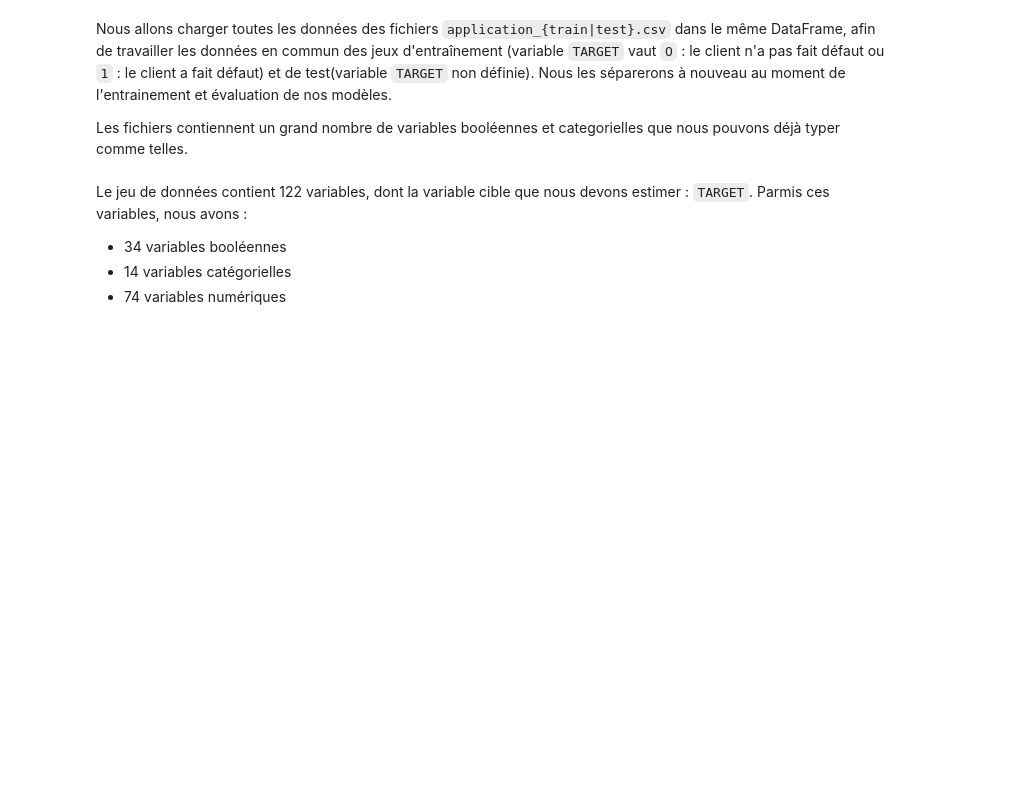
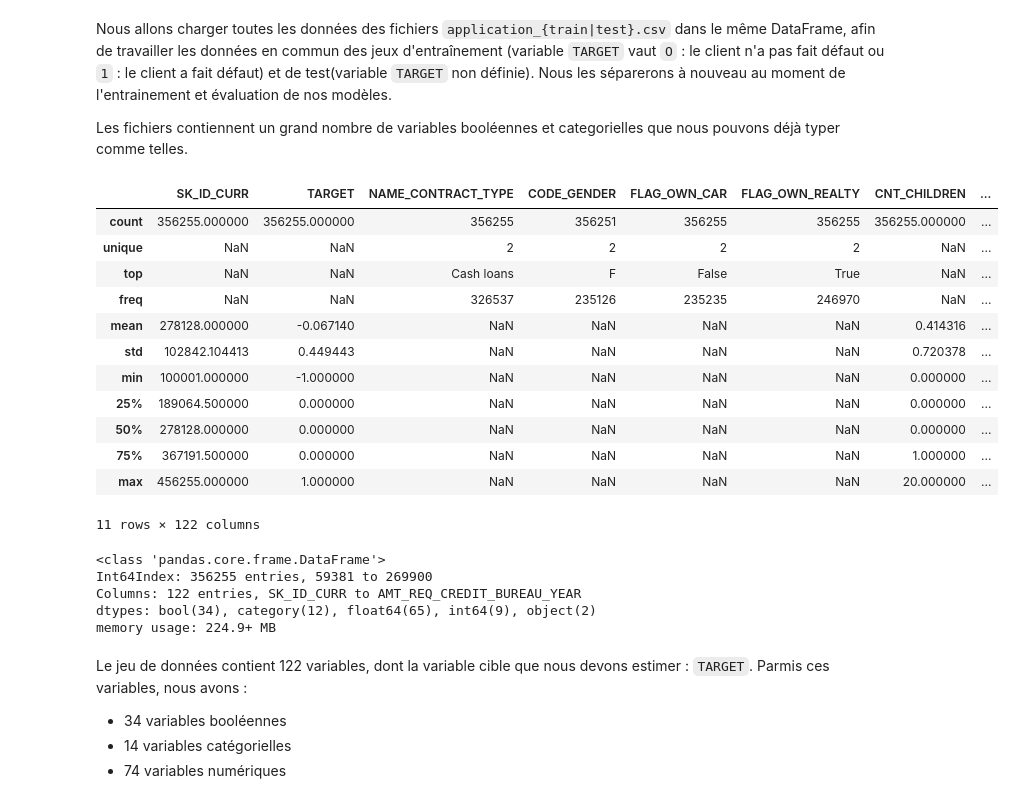
Before and after one commit to fleuryc/oc_ingenieur-ia_P4-Construisez-un-modele-de-scoring, a Jupyter notebook: notebooks/main.ipynb, the cells around one changed output. Drawn from its saved outputs; the diff is of its cells as text; code cells hidden in the pictures; blank space fills up the shorter version.

```diff
--- a/notebooks/main.ipynb
+++ b/notebooks/main.ipynb
@@ -50,8 +50,11 @@ import seaborn as sns
 import plotly.express as px
 import plotly.graph_objects as go
 
+# Accelerate the development cycle
+SAMPLE_FRAC: float = 1
+
 # Prevent excessive memory usage used by plotly
-DRAW_PLOTS: bool = True
+DRAW_PLOTS: bool = False
 # %% [markdown]
 ## Chargement des données
 
@@ -130,35 +133,59 @@ column_types = {
 }
 # Boolean variables
 column_types |= {
     col: bool
     for col in application_train_column_names
     if col.startswith(("FLAG_", "REG_", "LIVE_"))
 }
 
 # Load application data
 app_train_df = pd.read_csv(
     "../data/raw/application_train.csv",
     dtype=column_types,
     true_values=["Y", "Yes", "1"],
     false_values=["N", "No", "0"],
     na_values=["XNA"],
 )
 app_test_df = pd.read_csv(
     "../data/raw/application_test.csv",
     dtype=column_types,
     true_values=["Y", "Yes", "1"],
     false_values=["N", "No", "0"],
     na_values=["XNA"], # bad values
 )
 app_test_df['TARGET'] = -1 # identify test data
 
 # Merge Train and Test datasets
 app_df = app_train_df.append(app_test_df)
 
+# Sample to speed up development
+if 0 < SAMPLE_FRAC < 1:
+    app_df = app_df.sample(frac=SAMPLE_FRAC)
+
 # Let's display basic statistical info about the data
 app_df.describe(include="all")
+# %% [output]
+|  | SK_ID_CURR | TARGET | NAME_CONTRACT_TYPE | CODE_GENDER | FLAG_OWN_CAR | FLAG_OWN_REALTY | CNT_CHILDREN | ... |
+| count | 356255.000000 | 356255.000000 | 356255 | 356251 | 356255 | 356255 | 356255.000000 | ... |
+| unique | NaN | NaN | 2 | 2 | 2 | 2 | NaN | ... |
+| top | NaN | NaN | Cash loans | F | False | True | NaN | ... |
+| freq | NaN | NaN | 326537 | 235126 | 235235 | 246970 | NaN | ... |
+| mean | 278128.000000 | -0.067140 | NaN | NaN | NaN | NaN | 0.414316 | ... |
+| std | 102842.104413 | 0.449443 | NaN | NaN | NaN | NaN | 0.720378 | ... |
+| min | 100001.000000 | -1.000000 | NaN | NaN | NaN | NaN | 0.000000 | ... |
+| 25% | 189064.500000 | 0.000000 | NaN | NaN | NaN | NaN | 0.000000 | ... |
+| 50% | 278128.000000 | 0.000000 | NaN | NaN | NaN | NaN | 0.000000 | ... |
+| 75% | 367191.500000 | 0.000000 | NaN | NaN | NaN | NaN | 1.000000 | ... |
+| max | 456255.000000 | 1.000000 | NaN | NaN | NaN | NaN | 20.000000 | ... |
+11 rows × 122 columns
 # %%
 app_df.info()
+# %% [output]
+<class 'pandas.core.frame.DataFrame'>
+Int64Index: 356255 entries, 59381 to 269900
+Columns: 122 entries, SK_ID_CURR to AMT_REQ_CREDIT_BUREAU_YEAR
+dtypes: bool(34), category(12), float64(65), int64(9), object(2)
+memory usage: 224.9+ MB
 # %% [markdown]
 Le jeu de données contient 122 variables, dont la variable cible que nous devons estimer : `TARGET`. Parmis ces variables, nous avons :
 - 34 variables booléennes
```
Also changed, not shown: parts of 21 cells of this notebook, 1 other file.
